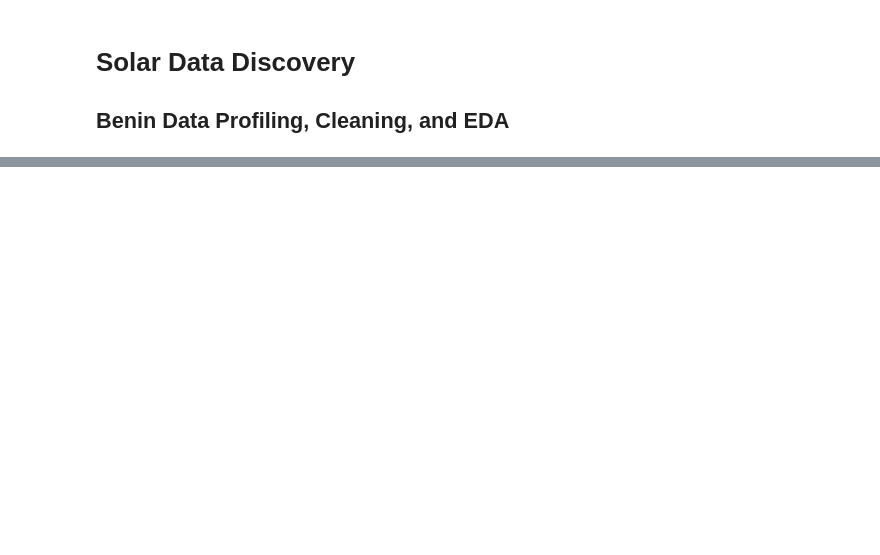
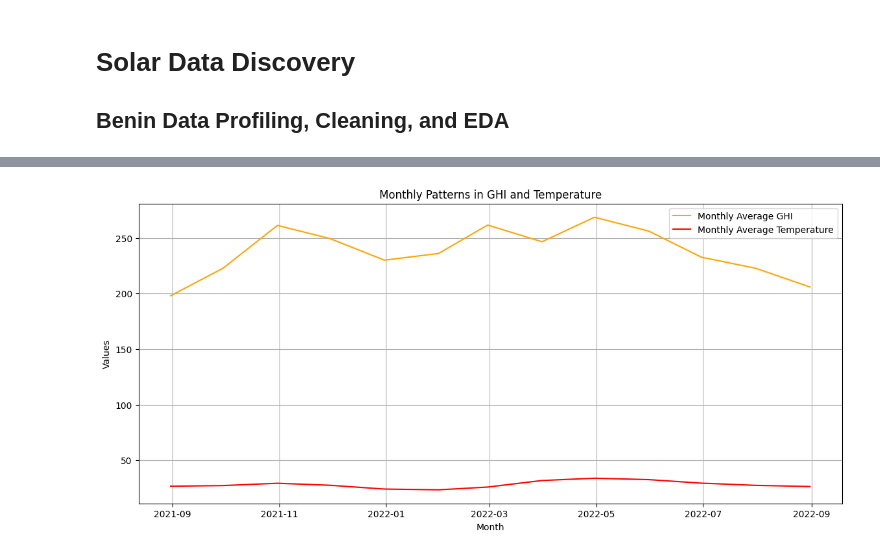
Before and after one commit to wondifraw/solar-challenge-week1, a Jupyter notebook: notebooks/benin_eda.ipynb, the cells around one changed output, grey strips where cells are left out. Drawn from its saved outputs; the diff is of its cells as text; code cells hidden in the pictures; blank space fills up the shorter version.

```diff
--- a/notebooks/benin_eda.ipynb
+++ b/notebooks/benin_eda.ipynb
@@ -683,0 +132,4 @@ plt.show()
+# %%
+plot_monthly_patterns(cleaned_df)
+# %% [output]
+[figure, added]
```
Also changed, not shown: parts of 89 cells of this notebook, 2 other files.
